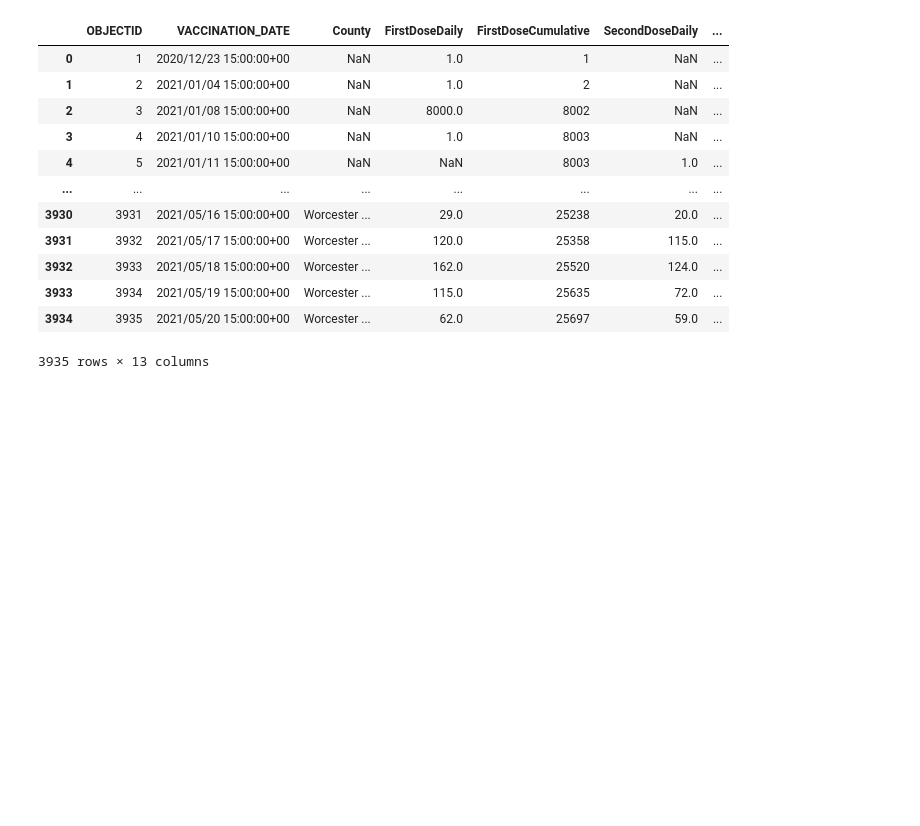
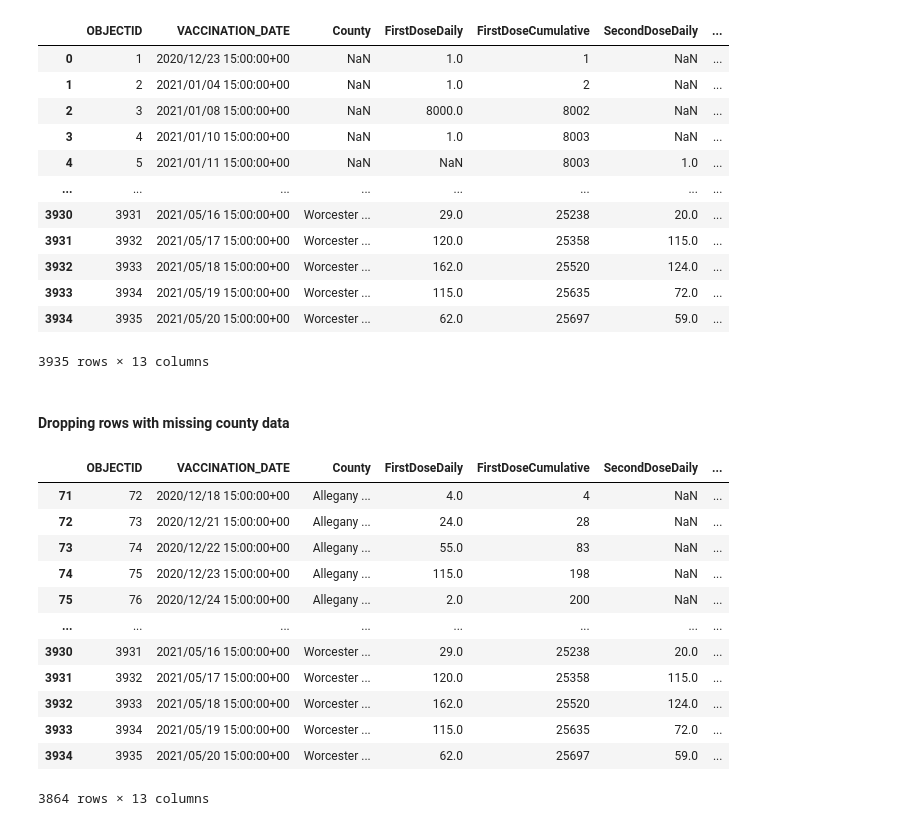
Before and after one commit to crogar/Vaccination-Distribution-Effects-on-Infection-Rates-in-Maryland, a Jupyter notebook: Resources/vaccine_cleanup.ipynb, the cells around one changed output. Cells and saved outputs as stored; diff of their text form; code cells hidden in the pictures; blank space fills up the shorter version.

Commit message:
Update vaccine_cleanup.ipynb
dropped rows without county names, updated index values

```diff
--- a/Resources/vaccine_cleanup.ipynb
+++ b/Resources/vaccine_cleanup.ipynb
@@ -24,3 +24,22 @@ df
 | 3933 | 3934 | 2021/05/19 15:00:00+00 | Worcester ... | 115.0 | 25635 | 72.0 | ... |
 | 3934 | 3935 | 2021/05/20 15:00:00+00 | Worcester ... | 62.0 | 25697 | 59.0 | ... |
 3935 rows × 13 columns
+# %% [markdown]
+#### Dropping rows with missing county data
+# %%
+df = df.iloc[71:]
+df
+# %% [output]
+|  | OBJECTID | VACCINATION_DATE | County | FirstDoseDaily | FirstDoseCumulative | SecondDoseDaily | ... |
+| 71 | 72 | 2020/12/18 15:00:00+00 | Allegany ... | 4.0 | 4 | NaN | ... |
+| 72 | 73 | 2020/12/21 15:00:00+00 | Allegany ... | 24.0 | 28 | NaN | ... |
+| 73 | 74 | 2020/12/22 15:00:00+00 | Allegany ... | 55.0 | 83 | NaN | ... |
+| 74 | 75 | 2020/12/23 15:00:00+00 | Allegany ... | 115.0 | 198 | NaN | ... |
+| 75 | 76 | 2020/12/24 15:00:00+00 | Allegany ... | 2.0 | 200 | NaN | ... |
+| ... | ... | ... | ... | ... | ... | ... | ... |
+| 3930 | 3931 | 2021/05/16 15:00:00+00 | Worcester ... | 29.0 | 25238 | 20.0 | ... |
+| 3931 | 3932 | 2021/05/17 15:00:00+00 | Worcester ... | 120.0 | 25358 | 115.0 | ... |
+| 3932 | 3933 | 2021/05/18 15:00:00+00 | Worcester ... | 162.0 | 25520 | 124.0 | ... |
+| 3933 | 3934 | 2021/05/19 15:00:00+00 | Worcester ... | 115.0 | 25635 | 72.0 | ... |
+| 3934 | 3935 | 2021/05/20 15:00:00+00 | Worcester ... | 62.0 | 25697 | 59.0 | ... |
+3864 rows × 13 columns
```
Also changed, not shown: parts of 3 cells of this notebook.
